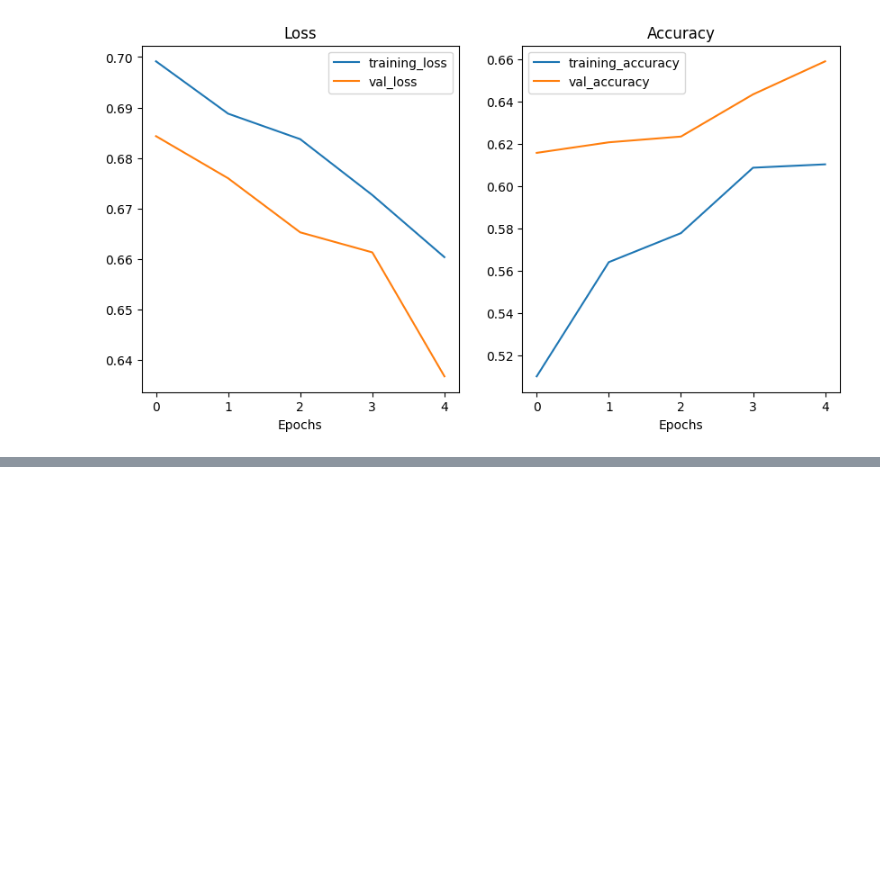
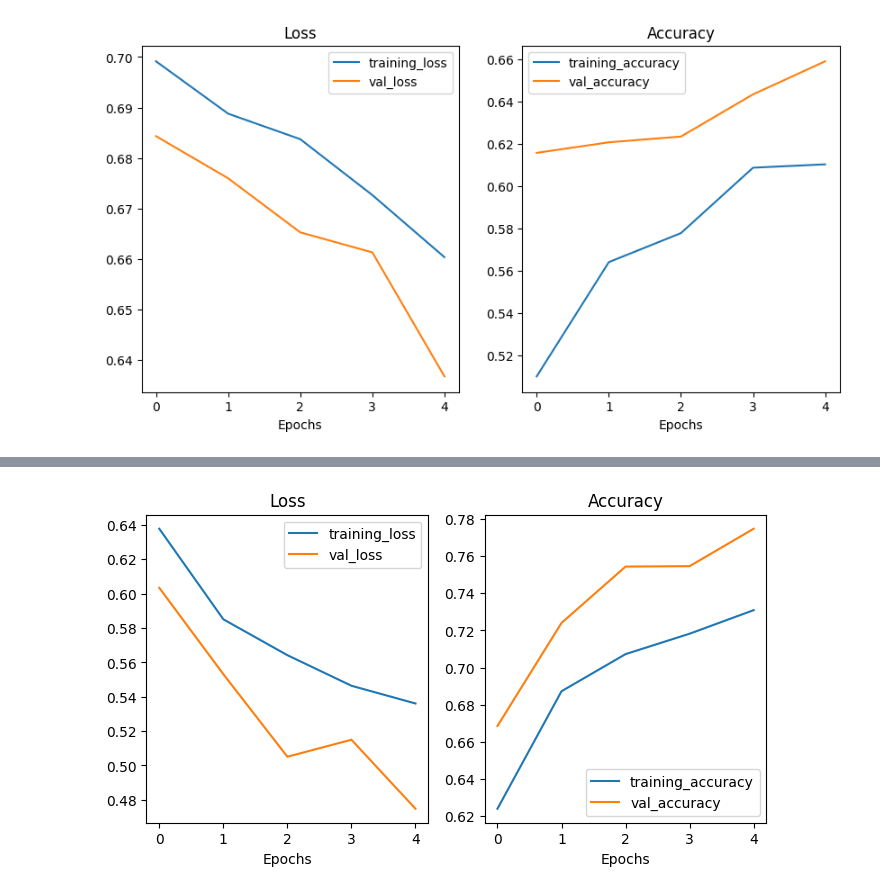
Before and after one commit to Gaurav-phatkare/Classification-Models-Tensorflow, a Jupyter notebook: Binary_classification_of_images_using_deep_learning.ipynb, the cells around one changed output, grey strips where cells are left out. Drawn from its saved outputs; the diff is of its cells as text; code cells hidden in the pictures; blank space fills up the shorter version.

```diff
--- a/Binary_classification_of_images_using_deep_learning.ipynb
+++ b/Binary_classification_of_images_using_deep_learning.ipynb
@@ -332,7 +332,7 @@ def plot_loss_curves(history):
 
 
 
-  plt.figure(figsize = (10,5))
+  plt.figure(figsize = (8,4))
   plt.subplot(1,2,1)
 
   # Plot loss
@@ -686,0 +689,8 @@ plot_loss_curves(history_model_3)
+# %%
+# Augment the data
+
+train_data_augmented = train_datagen_augmented.flow_from_directory(train_dir,
+                                                                   target_size = (256,256),
+                                                                   batch_size = 32,
+                                                                   class_mode = 'binary',
+                                                                   shuffle = True)
@@ -686,0 +699,32 @@ plot_loss_curves(history_model_3)
+# %%
+# build same model as previous (model 3)
+model_4 = tf.keras.Sequential([
+    tf.keras.layers.Conv2D(10,
+                           3,
+                           activation = 'relu',
+                           input_shape = (256,256,3)),
+    tf.keras.layers.MaxPool2D(pool_size = 2),
+
+    tf.keras.layers.Conv2D(10, 3, activation = 'relu'),
+    tf.keras.layers.MaxPool2D(),
+
+    tf.keras.layers.Conv2D(10, 3, activation = 'relu'),
+    tf.keras.layers.MaxPool2D(),
+
+    tf.keras.layers.Flatten(),
+    tf.keras.layers.Dense(1, activation = 'sigmoid')
+])
+
+# compile a model
+
+model_4.compile(loss = 'binary_crossentropy',
+                optimizer = tf.keras.optimizers.Adam(),
+                metrics = ['accuracy'])
+
+# fit a model
+
+history_model_4 = model_4.fit(train_data_augmented,
+                              epochs = 5,
+                              steps_per_epoch = len(train_data_augmented),
+                              validation_data = test_data,
+                              validation_steps = len(test_data))
@@ -686,0 +742,4 @@ plot_loss_curves(history_model_3)
+# %%
+plot_loss_curves(history_model_4)
+# %% [output]
+[figure, added]
```
Also changed, not shown: parts of 3 cells of this notebook.
